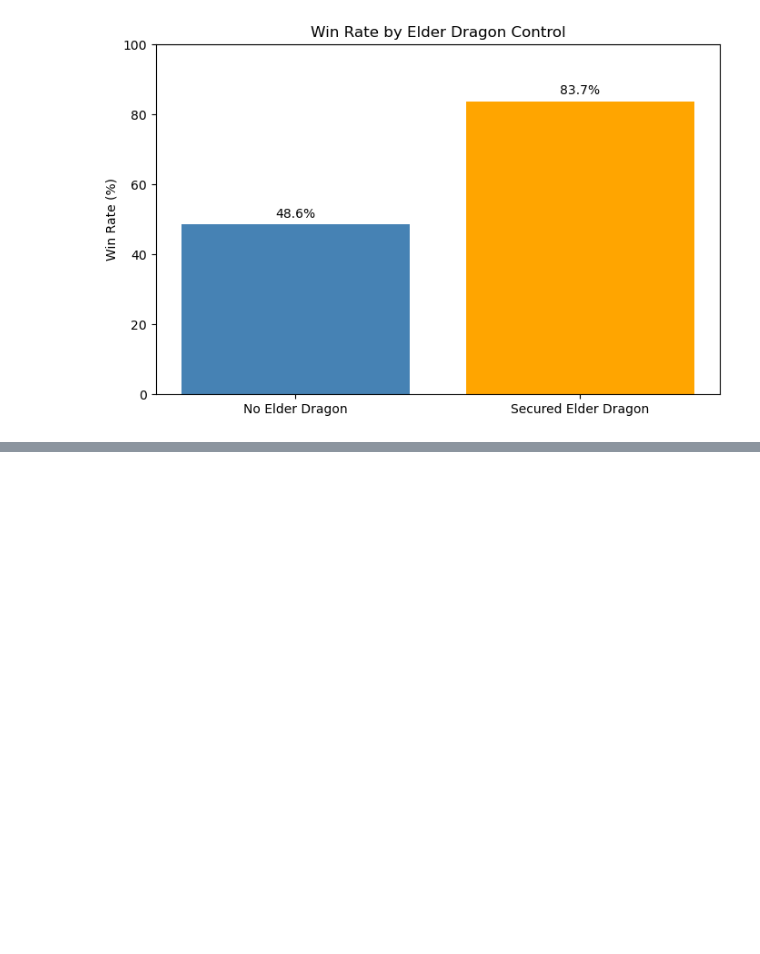
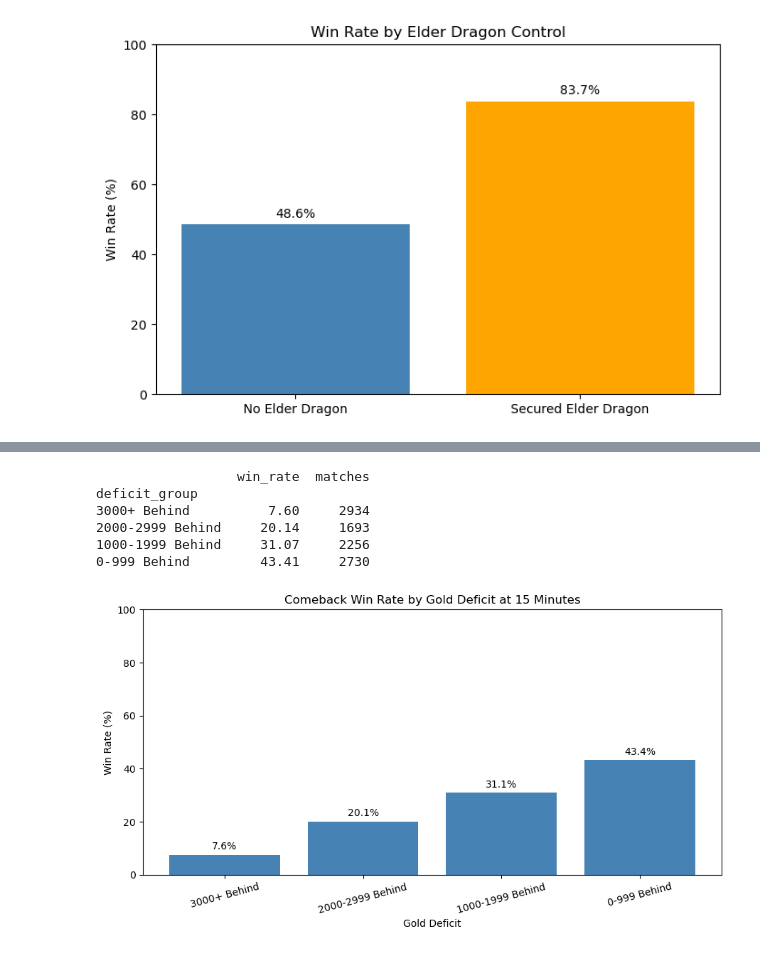
Before and after one commit to al4nch3n/league-of-legends-analysis, a Jupyter notebook: LeagueAnalysis.ipynb, the cells around one changed output, grey strips where cells are left out. Drawn from its saved outputs; the diff is of its cells as text; code cells hidden in the pictures; blank space fills up the shorter version.

```diff
--- a/LeagueAnalysis.ipynb
+++ b/LeagueAnalysis.ipynb
@@ -320,0 +382,42 @@ However, Elder Dragon appears late in matches, and teams that secure it may alre
+# %%
+comeback_data = teams_clean.dropna(
+    subset=["golddiffat15", "result"]
+).copy()
+comeback_data["deficit_group"] = pd.cut(
+    comeback_data["golddiffat15"],
+    bins=[-float("inf"), -3000, -2000, -1000, 0],
+    labels=["3000+ Behind", "2000-2999 Behind",
+            "1000-1999 Behind", "0-999 Behind"]
+)
+comeback_winrates = comeback_data.groupby(
+    "deficit_group", observed=True
+).agg(
+    win_rate=("result", "mean"),
+    matches=("result", "size")
+)
+comeback_winrates["win_rate"] *= 100
+
+print(comeback_winrates.round(2))
+
+plt.figure(figsize=(9, 5))
+bars = plt.bar(
+    comeback_winrates.index,
+    comeback_winrates["win_rate"],
+    color="steelblue"
+)
+plt.title("Comeback Win Rate by Gold Deficit at 15 Minutes")
+plt.xlabel("Gold Deficit")
+plt.ylabel("Win Rate (%)")
+plt.ylim(0, 100)
+plt.xticks(rotation=15)
+plt.bar_label(bars, fmt="%.1f%%", padding=3)
+plt.tight_layout()
+plt.show()
+# %% [output]
+                  win_rate  matches
+deficit_group
+3000+ Behind          7.60     2934
+2000-2999 Behind     20.14     1693
+1000-1999 Behind     31.07     2256
+0-999 Behind         43.41     2730
+[figure, added]
```
Also changed, not shown: parts of 5 cells of this notebook.
